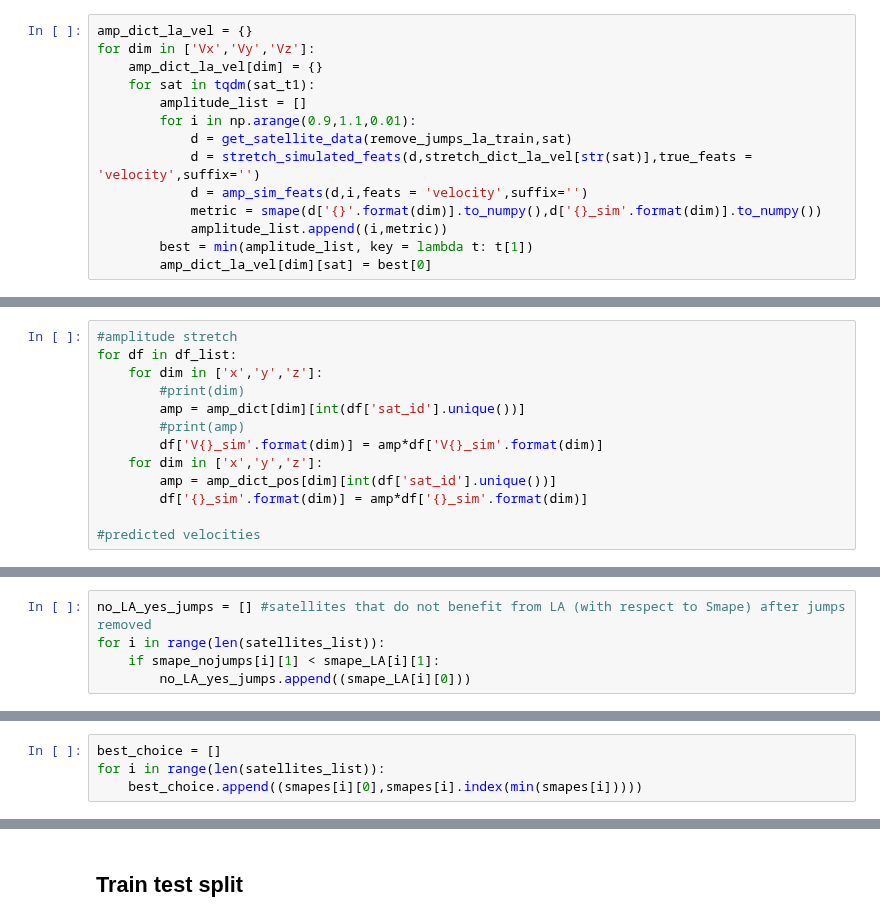
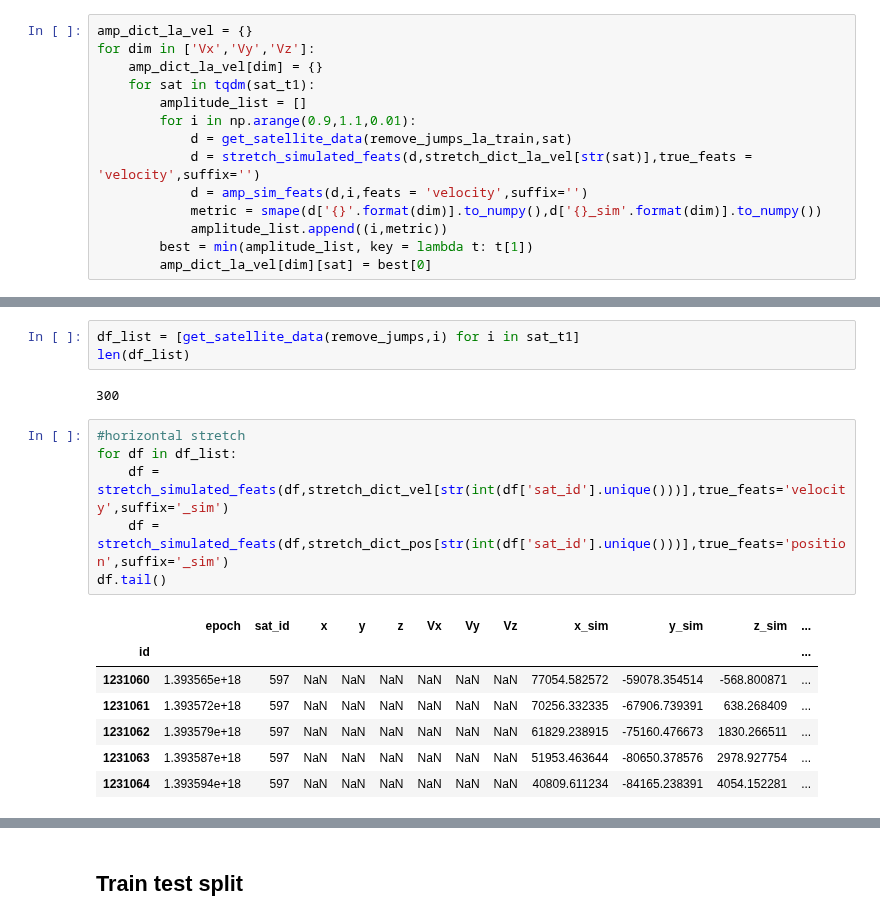
Before and after one commit to Mixanik-43/IDAO-2020, a Jupyter notebook: transformation_notebook.ipynb, the cells around one changed output, grey strips where cells are left out. Saved outputs shown, nothing was run; the diff lists cells and outputs as text.

```diff
--- a/transformation_notebook.ipynb
+++ b/transformation_notebook.ipynb
@@ -814,13 +690,0 @@ for dim in ['x','y','z']:
-# %%
-#amplitude stretch
-for df in df_list:
-    for dim in ['x','y','z']:
-        #print(dim)
-        amp = amp_dict[dim][int(df['sat_id'].unique())]
-        #print(amp)
-        df['V{}_sim'.format(dim)] = amp*df['V{}_sim'.format(dim)]
-    for dim in ['x','y','z']:
-        amp = amp_dict_pos[dim][int(df['sat_id'].unique())]
-        df['{}_sim'.format(dim)] = amp*df['{}_sim'.format(dim)]
-
-#predicted velocities
@@ -855,5 +690,0 @@ smapes = list(zip(satellites_list, smape_11,smape_10,smape_01,smape_00))
-# %%
-no_LA_yes_jumps = [] #satellites that do not benefit from LA (with respect to Smape) after jumps removed
-for i in range(len(satellites_list)):
-    if smape_nojumps[i][1] < smape_LA[i][1]:
-        no_LA_yes_jumps.append((smape_LA[i][0]))
@@ -869,4 +690,0 @@ Code is:
-# %%
-best_choice = []
-for i in range(len(satellites_list)):
-    best_choice.append((smapes[i][0],smapes[i].index(min(smapes[i]))))
@@ -875,0 +708,19 @@ False
+# %%
+df_list = [get_satellite_data(remove_jumps,i) for i in sat_t1]
+len(df_list)
+# %% [output]
+300
+# %%
+#horizontal stretch
+for df in df_list:
+    df = stretch_simulated_feats(df,stretch_dict_vel[str(int(df['sat_id'].unique()))],true_feats='velocity',suffix='_sim')
+    df = stretch_simulated_feats(df,stretch_dict_pos[str(int(df['sat_id'].unique()))],true_feats='position',suffix='_sim')
+df.tail()
+# %% [output]
+|  | epoch | sat_id | x | y | z | Vx | Vy | Vz | x_sim | y_sim | z_sim | ... |
+| id |  |  |  |  |  |  |  |  |  |  |  | ... |
+| 1231060 | 1.393565e+18 | 597 | NaN | NaN | NaN | NaN | NaN | NaN | 77054.582572 | -59078.354514 | -568.800871 | ... |
+| 1231061 | 1.393572e+18 | 597 | NaN | NaN | NaN | NaN | NaN | NaN | 70256.332335 | -67906.739391 | 638.268409 | ... |
+| 1231062 | 1.393579e+18 | 597 | NaN | NaN | NaN | NaN | NaN | NaN | 61829.238915 | -75160.476673 | 1830.266511 | ... |
+| 1231063 | 1.393587e+18 | 597 | NaN | NaN | NaN | NaN | NaN | NaN | 51953.463644 | -80650.378576 | 2978.927754 | ... |
+| 1231064 | 1.393594e+18 | 597 | NaN | NaN | NaN | NaN | NaN | NaN | 40809.611234 | -84165.238391 | 4054.152281 | ... |
```
Also changed, not shown: parts of 113 cells of this notebook.
